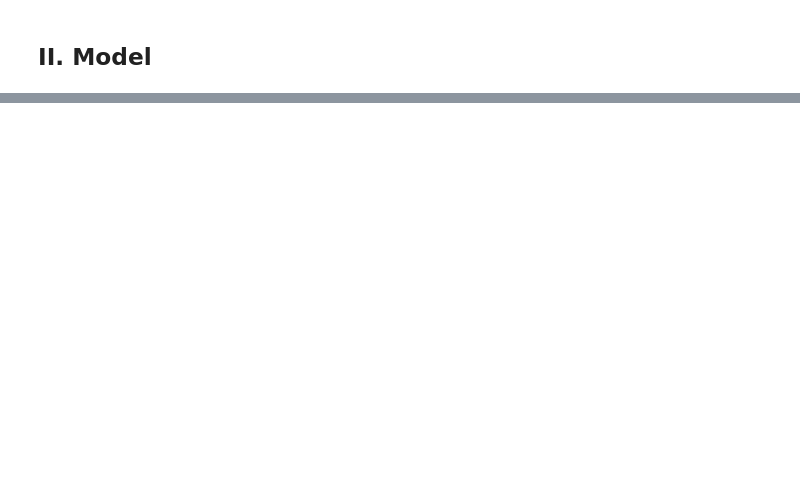
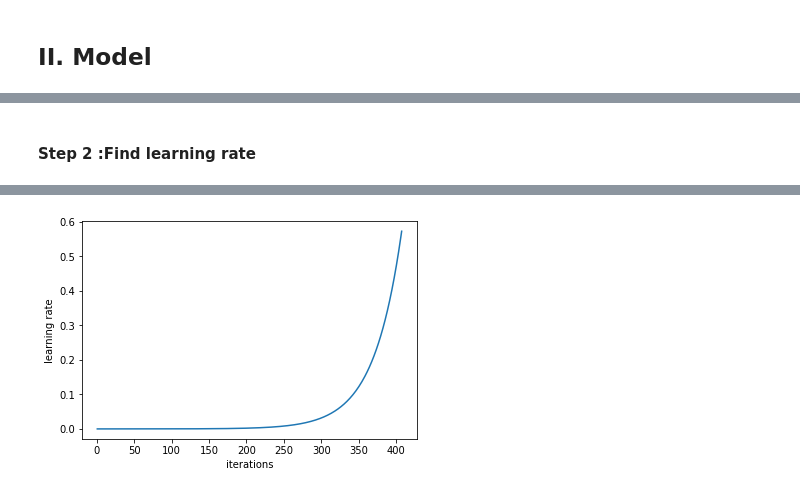
Before and after one commit to thaithai1/kaggle, a Jupyter notebook: dog_breed/Dog_breed_identification.ipynb, the cells around one changed output, grey strips where cells are left out. Saved outputs shown, nothing was run; the diff lists cells and outputs as text; code cells hidden in the pictures; blank space fills up the shorter version.

```diff
--- a/dog_breed/Dog_breed_identification.ipynb
+++ b/dog_breed/Dog_breed_identification.ipynb
@@ -86,0 +154,11 @@ plots(img,figsize=(18,10),rows=2)
+# %%
+arch=resnext101_64
+sz=224
+bs=16
+def get_data(sz,bs):
+    tfms=tfms_from_model(arch,sz,aug_tfms=transforms_side_on,max_zoom=1.1)
+    data = ImageClassifierData.from_csv(PATH,folder='data/train',csv_fname='data/labels.csv',test_name='data/test',\
+                                    val_idxs=val_idxs, suffix='.jpg',tfms=tfms,bs=bs)
+    return data if sz>300 else data.resize(340,'tmp')
+
+data=get_data(sz,bs)
@@ -86,0 +167,7 @@ plots(img,figsize=(18,10),rows=2)
+# %% [markdown]
+#### Step 2 :Find learning rate
+# %%
+learn = ConvLearner.pretrained(arch, data, precompute=True)
+learn.lr_find()
+learn.sched.plot_lr()
+# %% [output]
@@ -86,0 +175 @@ plots(img,figsize=(18,10),rows=2)
+[figure, added]
```
Also changed, not shown: parts of 41 cells of this notebook, 1 other file.
